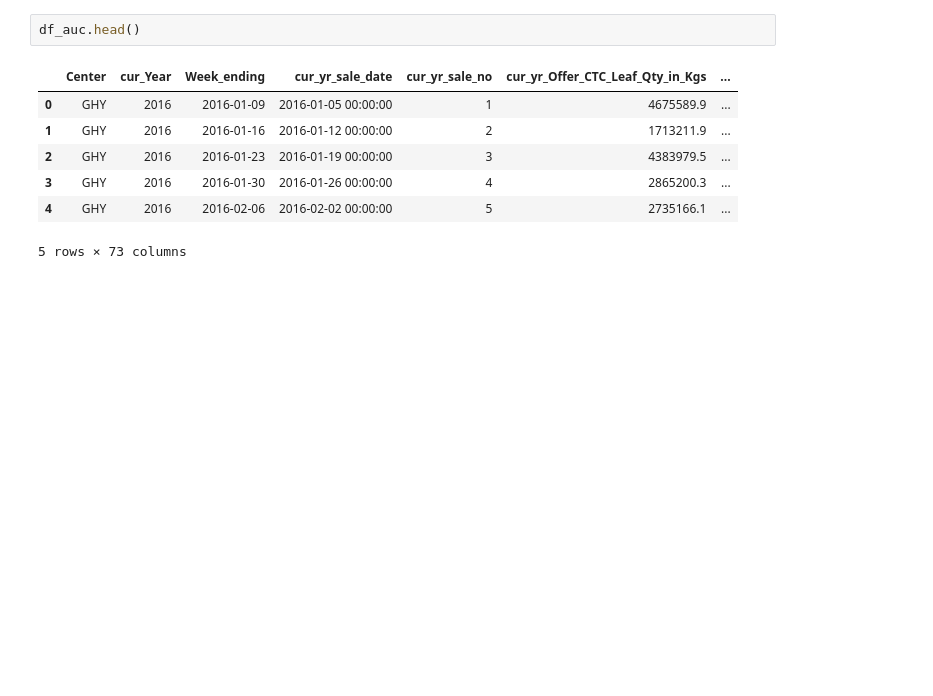
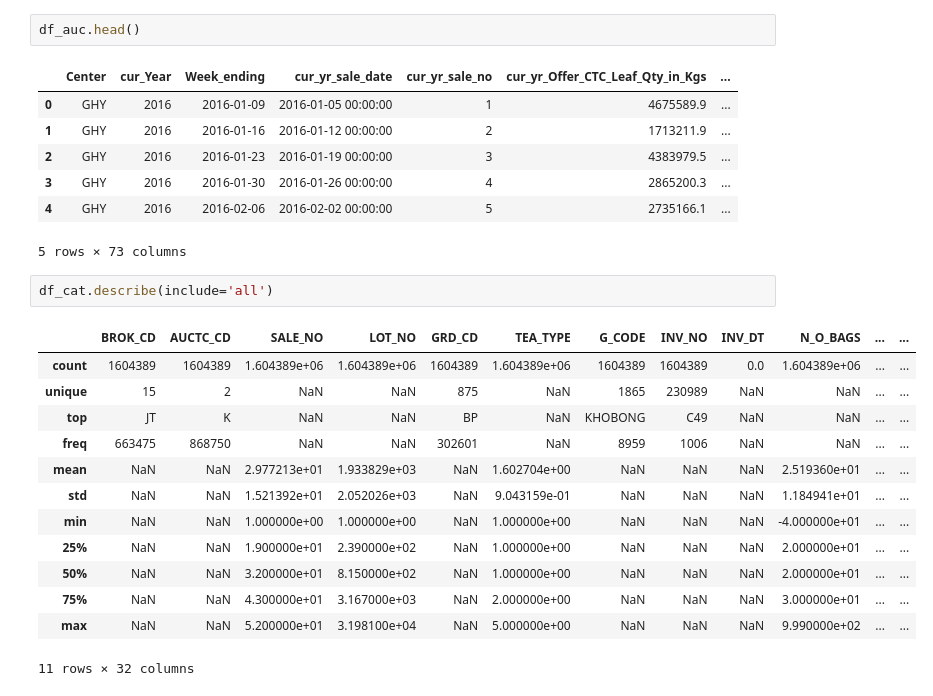
Before and after one commit to puranjanp/Coursera_Capstone, a Jupyter notebook: anslysis.ipynb, the cells around one changed output. Cells and saved outputs as stored; diff of their text form; blank space fills up the shorter version.

```diff
--- a/anslysis.ipynb
+++ b/anslysis.ipynb
@@ -34,3 +34,19 @@ df_auc.head()
 | 3 | GHY | 2016 | 2016-01-30 | 2016-01-26 00:00:00 | 4 | 2865200.3 | ... |
 | 4 | GHY | 2016 | 2016-02-06 | 2016-02-02 00:00:00 | 5 | 2735166.1 | ... |
 5 rows × 73 columns
+# %%
+df_cat.describe(include='all')
+# %% [output]
+|  | BROK_CD | AUCTC_CD | SALE_NO | LOT_NO | GRD_CD | TEA_TYPE | G_CODE | INV_NO | INV_DT | N_O_BAGS | ... | ... |
+| count | 1604389 | 1604389 | 1.604389e+06 | 1.604389e+06 | 1604389 | 1.604389e+06 | 1604389 | 1604389 | 0.0 | 1.604389e+06 | ... | ... |
+| unique | 15 | 2 | NaN | NaN | 875 | NaN | 1865 | 230989 | NaN | NaN | ... | ... |
+| top | JT | K | NaN | NaN | BP | NaN | KHOBONG | C49 | NaN | NaN | ... | ... |
+| freq | 663475 | 868750 | NaN | NaN | 302601 | NaN | 8959 | 1006 | NaN | NaN | ... | ... |
+| mean | NaN | NaN | 2.977213e+01 | 1.933829e+03 | NaN | 1.602704e+00 | NaN | NaN | NaN | 2.519360e+01 | ... | ... |
+| std | NaN | NaN | 1.521392e+01 | 2.052026e+03 | NaN | 9.043159e-01 | NaN | NaN | NaN | 1.184941e+01 | ... | ... |
+| min | NaN | NaN | 1.000000e+00 | 1.000000e+00 | NaN | 1.000000e+00 | NaN | NaN | NaN | -4.000000e+01 | ... | ... |
+| 25% | NaN | NaN | 1.900000e+01 | 2.390000e+02 | NaN | 1.000000e+00 | NaN | NaN | NaN | 2.000000e+01 | ... | ... |
+| 50% | NaN | NaN | 3.200000e+01 | 8.150000e+02 | NaN | 1.000000e+00 | NaN | NaN | NaN | 2.000000e+01 | ... | ... |
+| 75% | NaN | NaN | 4.300000e+01 | 3.167000e+03 | NaN | 2.000000e+00 | NaN | NaN | NaN | 3.000000e+01 | ... | ... |
+| max | NaN | NaN | 5.200000e+01 | 3.198100e+04 | NaN | 5.000000e+00 | NaN | NaN | NaN | 9.990000e+02 | ... | ... |
+11 rows × 32 columns
```
Also changed, not shown: parts of 23 cells of this notebook.
